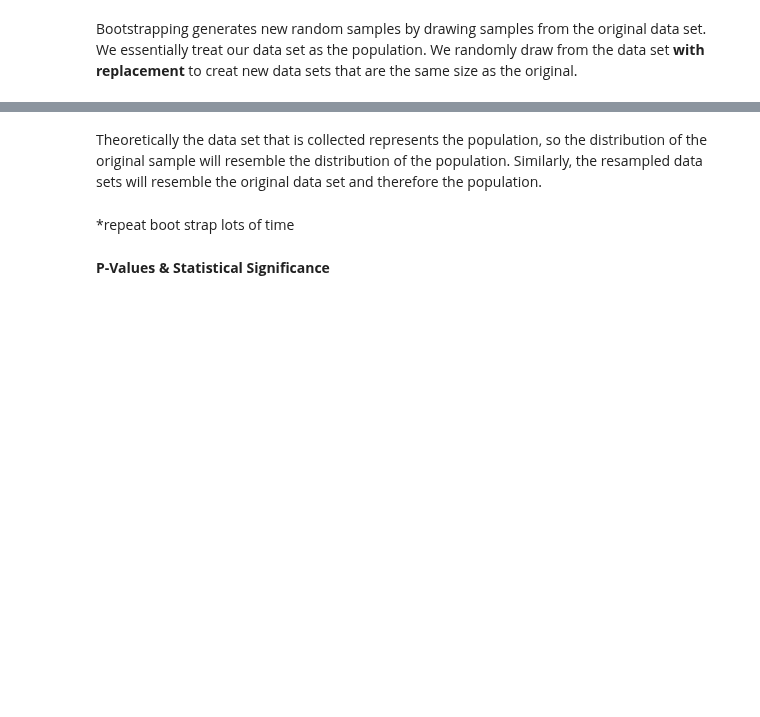
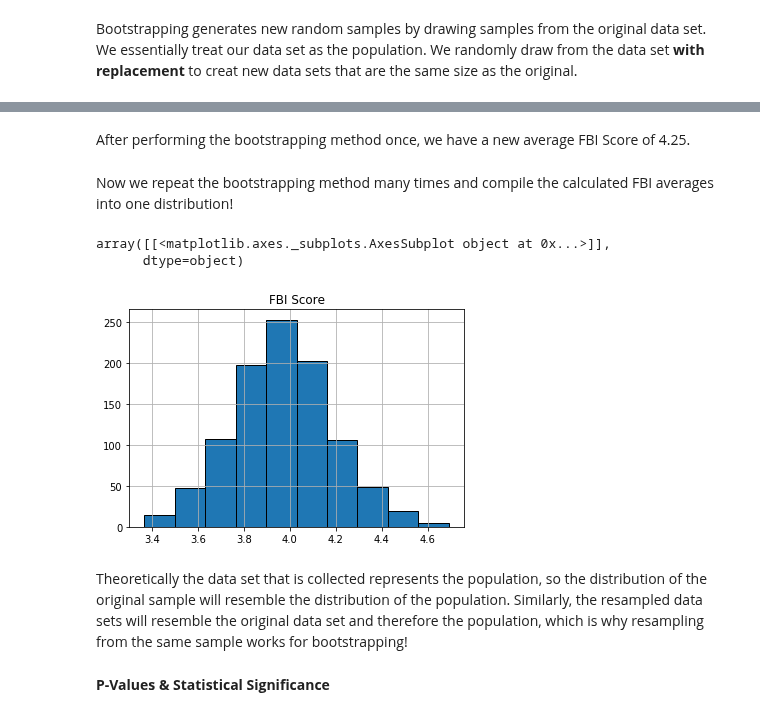
Before and after one commit to ds-modules/Bio-1B, a Jupyter notebook: Bio 1B Strawberry Creek.ipynb, the cells around one changed output, grey strips where cells are left out. Cells and saved outputs as stored; diff of their text form; code cells hidden in the pictures; blank space fills up the shorter version.

```diff
--- a/Bio 1B Strawberry Creek.ipynb
+++ b/Bio 1B Strawberry Creek.ipynb
@@ -249,7 +282,20 @@ explain how bootstrapping created a new distribution
+# %% [markdown]
+After performing the bootstrapping method once, we have a new average FBI Score of 4.25.
+# %% [markdown]
+Now we repeat the bootstrapping method many times and compile the calculated FBI averages into one distribution!
+# %%
+FBI_averages = []
+for i in np.arange(1000):
+    one_new_sample = example.sample(n = 12, replace = True)
+    average = np.mean(one_new_sample)
+    FBI_averages.append(average)
+pd.DataFrame(FBI_averages).hist()
+# %% [output]
+array([[<matplotlib.axes._subplots.AxesSubplot object at 0x...>]],
+      dtype=object)
+[figure, added]
 # %% [markdown]
-Theoretically the data set that is collected represents the population, so the distribution of the original sample will resemble the distribution of the population. Similarly, the resampled data sets will resemble the original data set and therefore the population.
+Theoretically the data set that is collected represents the population, so the distribution of the original sample will resemble the distribution of the population. Similarly, the resampled data sets will resemble the original data set and therefore the population, which is why resampling from the same sample works for bootstrapping!
-# %% [markdown]
-*repeat boot strap lots of time
 # %% [markdown]
 __P-Values & Statistical Significance__
 # %% [markdown]
```
Also changed, not shown: parts of 15 cells of this notebook.
